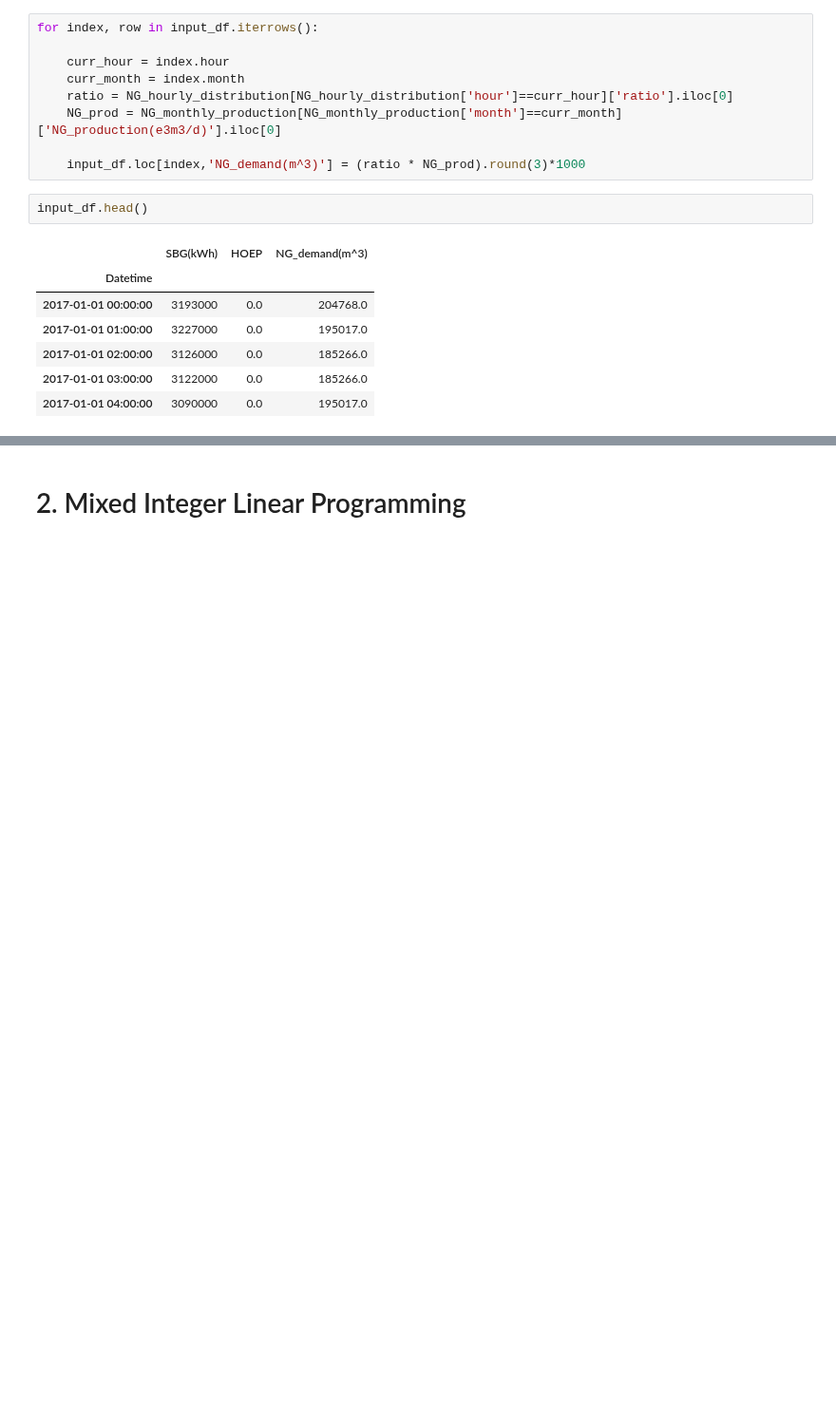
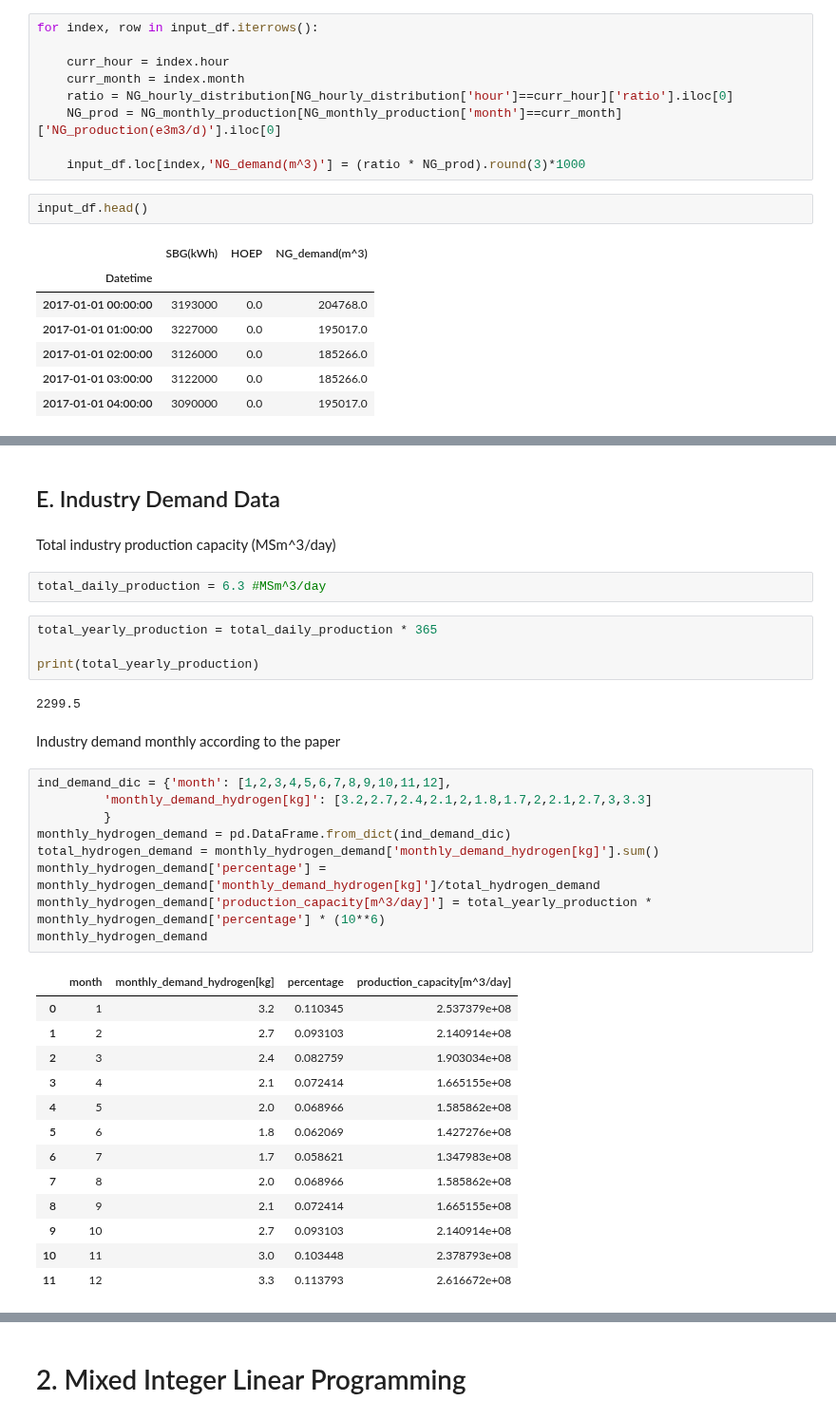
Before and after one commit to lewisjko/FYDP, a Jupyter notebook: FYDP.ipynb, the cells around one changed output, grey strips where cells are left out. Shown at 95% size. Cells and saved outputs as stored; diff of their text form; blank space fills up the shorter version.

```diff
--- a/FYDP.ipynb
+++ b/FYDP.ipynb
@@ -341,0 +424,37 @@ input_df.reset_index(inplace=True)
+# %% [markdown]
+## E. Industry Demand Data
+# %% [markdown]
+Total industry production capacity (MSm^3/day)
+# %%
+total_daily_production = 6.3 #MSm^3/day
+# %%
+total_yearly_production = total_daily_production * 365
+
+print(total_yearly_production)
+# %% [output]
+2299.5
+# %% [markdown]
+Industry demand monthly according to the paper
+# %%
+ind_demand_dic = {'month': [1,2,3,4,5,6,7,8,9,10,11,12],
+         'monthly_demand_hydrogen[kg]': [3.2,2.7,2.4,2.1,2,1.8,1.7,2,2.1,2.7,3,3.3]
+         }
+monthly_hydrogen_demand = pd.DataFrame.from_dict(ind_demand_dic)
+total_hydrogen_demand = monthly_hydrogen_demand['monthly_demand_hydrogen[kg]'].sum()
+monthly_hydrogen_demand['percentage'] = monthly_hydrogen_demand['monthly_demand_hydrogen[kg]']/total_hydrogen_demand
+monthly_hydrogen_demand['production_capacity[m^3/day]'] = total_yearly_production * monthly_hydrogen_demand['percentage'] * (10**6)
+monthly_hydrogen_demand
+# %% [output]
+|  | month | monthly_demand_hydrogen[kg] | percentage | production_capacity[m^3/day] |
+| 0 | 1 | 3.2 | 0.110345 | 2.537379e+08 |
+| 1 | 2 | 2.7 | 0.093103 | 2.140914e+08 |
+| 2 | 3 | 2.4 | 0.082759 | 1.903034e+08 |
+| 3 | 4 | 2.1 | 0.072414 | 1.665155e+08 |
+| 4 | 5 | 2.0 | 0.068966 | 1.585862e+08 |
+| 5 | 6 | 1.8 | 0.062069 | 1.427276e+08 |
+| 6 | 7 | 1.7 | 0.058621 | 1.347983e+08 |
+| 7 | 8 | 2.0 | 0.068966 | 1.585862e+08 |
+| 8 | 9 | 2.1 | 0.072414 | 1.665155e+08 |
+| 9 | 10 | 2.7 | 0.093103 | 2.140914e+08 |
+| 10 | 11 | 3.0 | 0.103448 | 2.378793e+08 |
+| 11 | 12 | 3.3 | 0.113793 | 2.616672e+08 |
```
Also changed, not shown: parts of 36 cells of this notebook, 1 other file.
